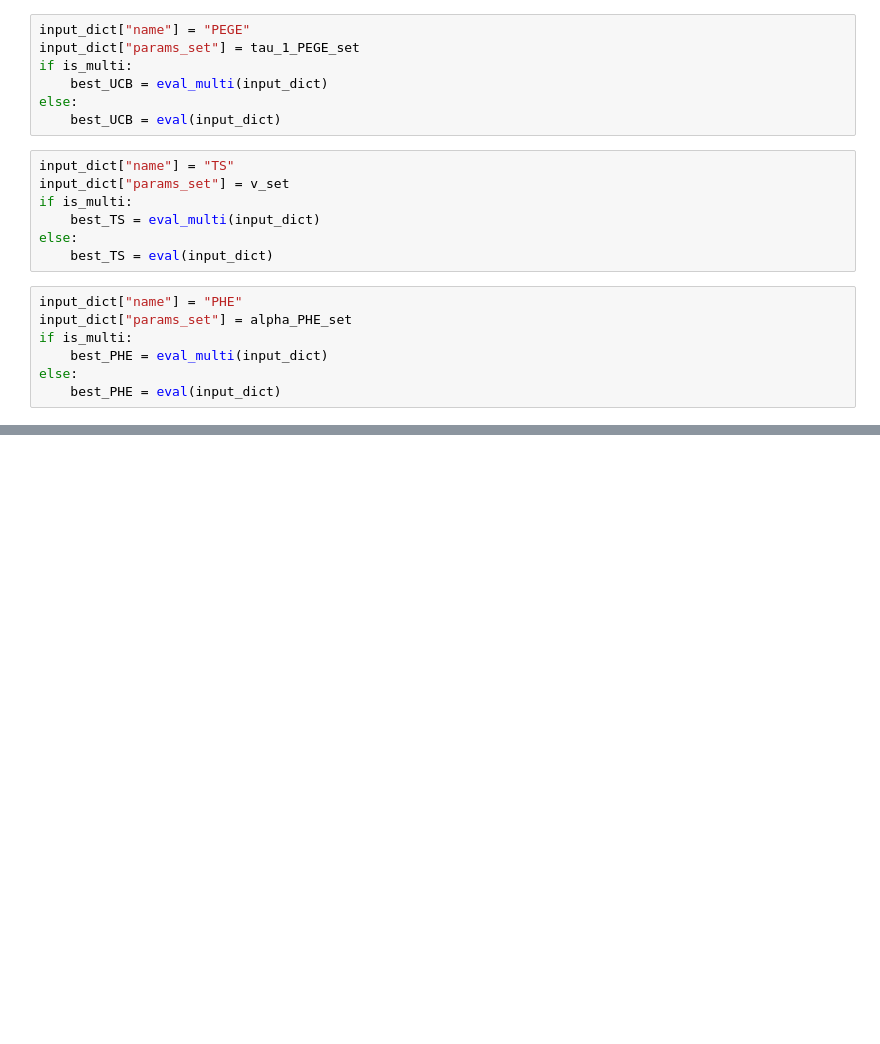
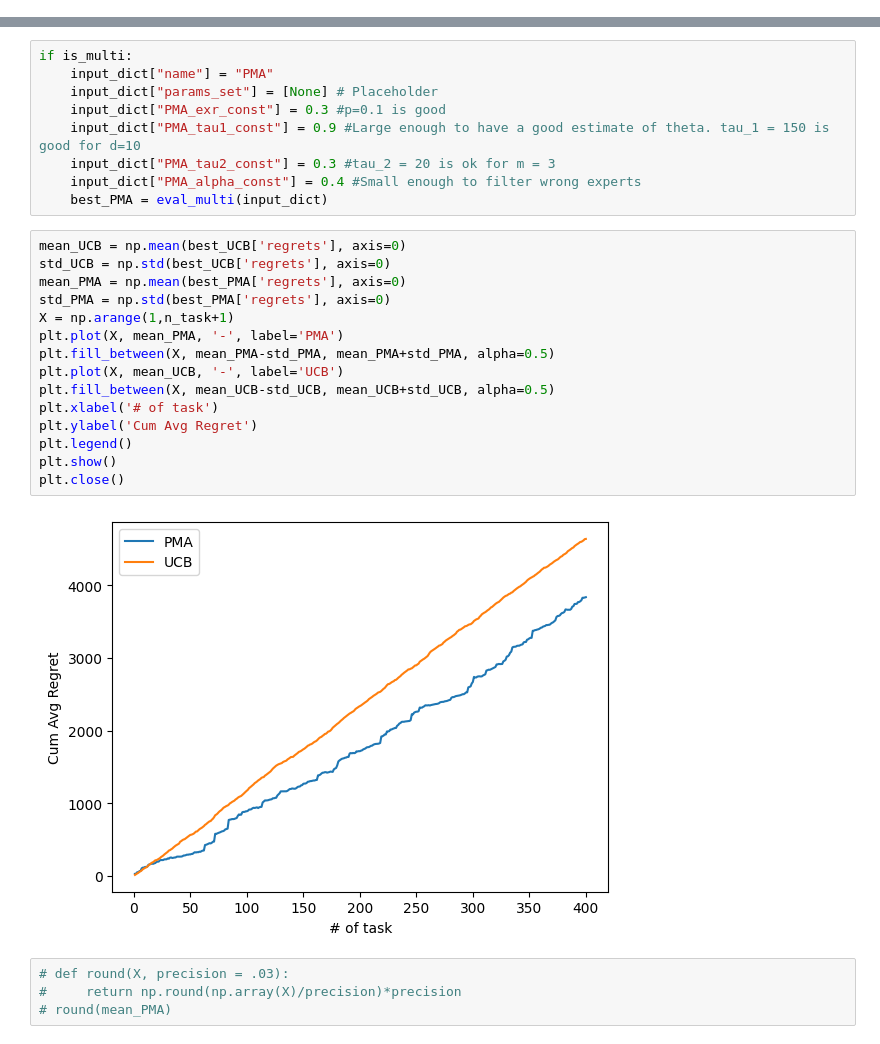
Before and after one commit to duongnhatthang/BOSS, a Jupyter notebook: exp.ipynb, the cells around one changed output, grey strips where cells are left out. Drawn from its saved outputs; the diff is of its cells as text; blank space fills up the shorter version.

```diff
--- a/exp.ipynb
+++ b/exp.ipynb
@@ -83,21 +84,0 @@ UCB Simulation 1, N_gen_ctx=20, d=5, alpha=1.000
-# %%
-input_dict["name"] = "PEGE"
-input_dict["params_set"] = tau_1_PEGE_set
-if is_multi:
-    best_UCB = eval_multi(input_dict)
-else:
-    best_UCB = eval(input_dict)
-# %%
-input_dict["name"] = "TS"
-input_dict["params_set"] = v_set
-if is_multi:
-    best_TS = eval_multi(input_dict)
-else:
-    best_TS = eval(input_dict)
-# %%
-input_dict["name"] = "PHE"
-input_dict["params_set"] = alpha_PHE_set
-if is_multi:
-    best_PHE = eval_multi(input_dict)
-else:
-    best_PHE = eval(input_dict)
@@ -139,0 +85,30 @@ plt.close()
+# %%
+if is_multi:
+    input_dict["name"] = "PMA"
+    input_dict["params_set"] = [None] # Placeholder
+    input_dict["PMA_exr_const"] = 0.3 #p=0.1 is good
+    input_dict["PMA_tau1_const"] = 0.9 #Large enough to have a good estimate of theta. tau_1 = 150 is good for d=10
+    input_dict["PMA_tau2_const"] = 0.3 #tau_2 = 20 is ok for m = 3
+    input_dict["PMA_alpha_const"] = 0.4 #Small enough to filter wrong experts
+    best_PMA = eval_multi(input_dict)
+# %%
+mean_UCB = np.mean(best_UCB['regrets'], axis=0)
+std_UCB = np.std(best_UCB['regrets'], axis=0)
+mean_PMA = np.mean(best_PMA['regrets'], axis=0)
+std_PMA = np.std(best_PMA['regrets'], axis=0)
+X = np.arange(1,n_task+1)
+plt.plot(X, mean_PMA, '-', label='PMA')
+plt.fill_between(X, mean_PMA-std_PMA, mean_PMA+std_PMA, alpha=0.5)
+plt.plot(X, mean_UCB, '-', label='UCB')
+plt.fill_between(X, mean_UCB-std_UCB, mean_UCB+std_UCB, alpha=0.5)
+plt.xlabel('# of task')
+plt.ylabel('Cum Avg Regret')
+plt.legend()
+plt.show()
+plt.close()
+# %% [output]
+[figure, added]
+# %%
+# def round(X, precision = .03):
+#     return np.round(np.array(X)/precision)*precision
+# round(mean_PMA)
```
Also changed, not shown: parts of 7 cells of this notebook, 2 other files.
